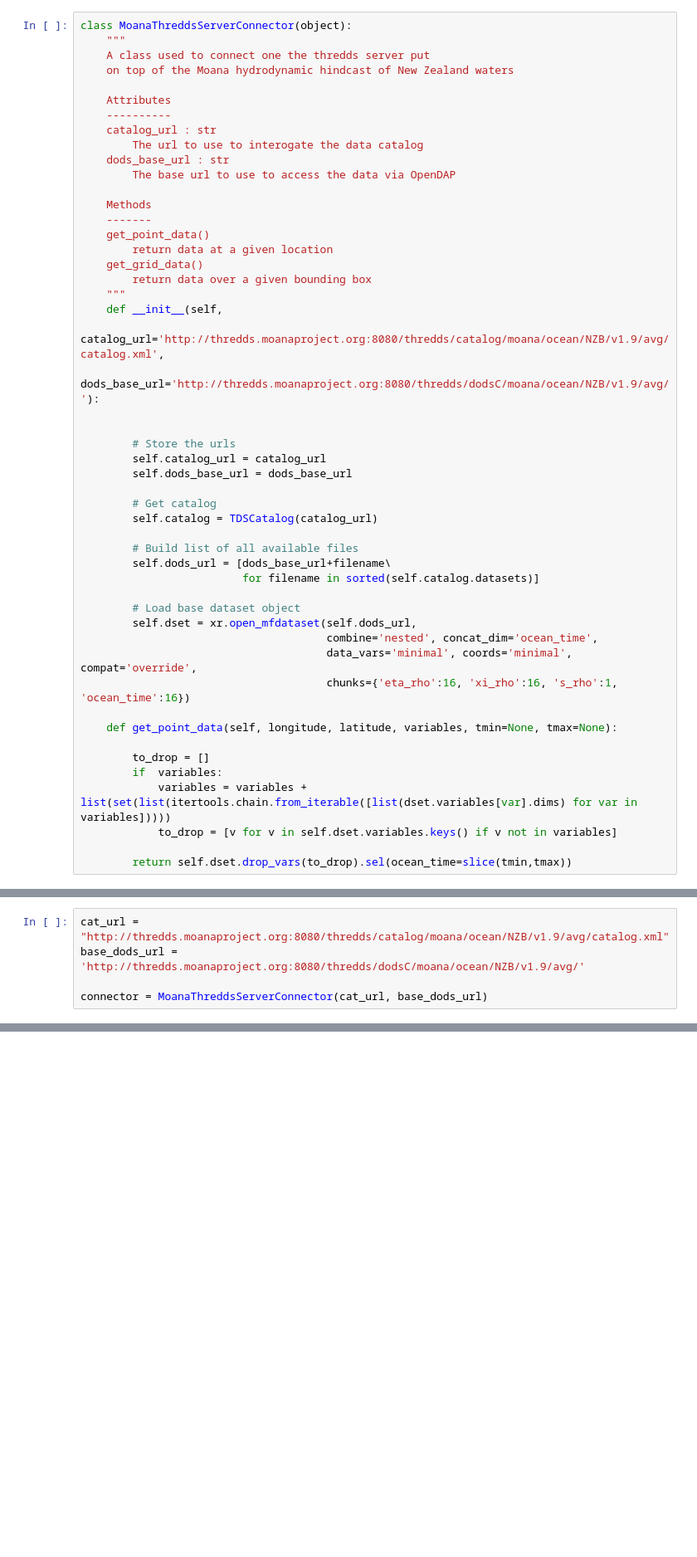
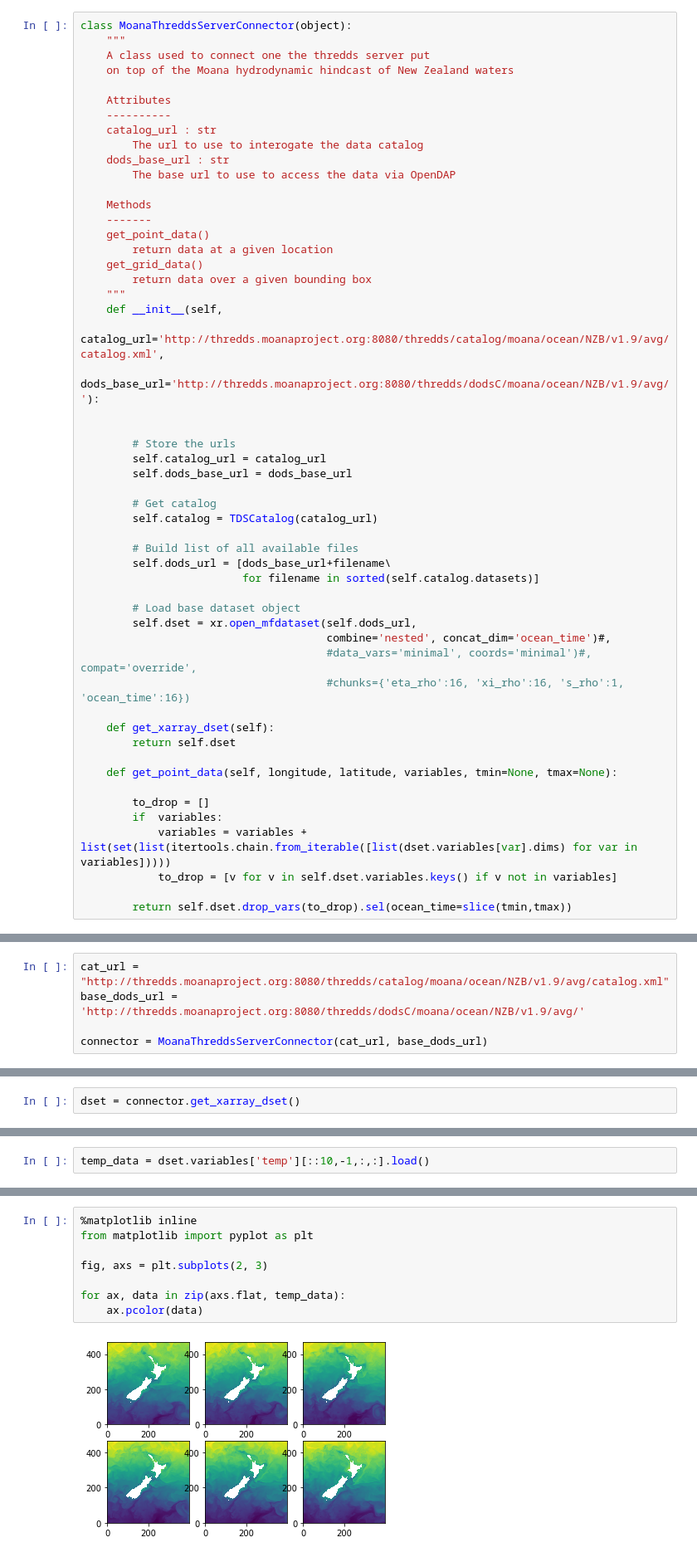
Before and after one commit to metocean/TAIAO, a Jupyter notebook: data_connectors/moana_connectors/Moana thredds server connector.ipynb, the cells around one changed output, grey strips where cells are left out. Shown at 83% size. Saved outputs shown, nothing was run; the diff lists cells and outputs as text; blank space fills up the shorter version.

```diff
--- a/data_connectors/moana_connectors/Moana thredds server connector.ipynb
+++ b/data_connectors/moana_connectors/Moana thredds server connector.ipynb
@@ -81,9 +77,12 @@ class MoanaThreddsServerConnector(object):
 
         # Load base dataset object
         self.dset = xr.open_mfdataset(self.dods_url,
-                                      combine='nested', concat_dim='ocean_time',
-                                      data_vars='minimal', coords='minimal', compat='override',
-                                      chunks={'eta_rho':16, 'xi_rho':16, 's_rho':1, 'ocean_time':16})
+                                      combine='nested', concat_dim='ocean_time')#,
+                                      #data_vars='minimal', coords='minimal')#, compat='override',
+                                      #chunks={'eta_rho':16, 'xi_rho':16, 's_rho':1, 'ocean_time':16})
+
+    def get_xarray_dset(self):
+        return self.dset
 
     def get_point_data(self, longitude, latitude, variables, tmin=None, tmax=None):
 
@@ -113,0 +104,2 @@ NameError: name 'dset' is not defined
+# %%
+dset = connector.get_xarray_dset()
@@ -113,0 +151,2 @@ NameError: name 'dset' is not defined
+# %%
+temp_data = dset.variables['temp'][::10,-1,:,:].load()
@@ -113,0 +155,10 @@ NameError: name 'dset' is not defined
+# %%
+%matplotlib inline
+from matplotlib import pyplot as plt
+
+fig, axs = plt.subplots(2, 3)
+
+for ax, data in zip(axs.flat, temp_data):
+    ax.pcolor(data)
+# %% [output]
+[figure, added]
```
Also changed, not shown: parts of 22 cells of this notebook.
